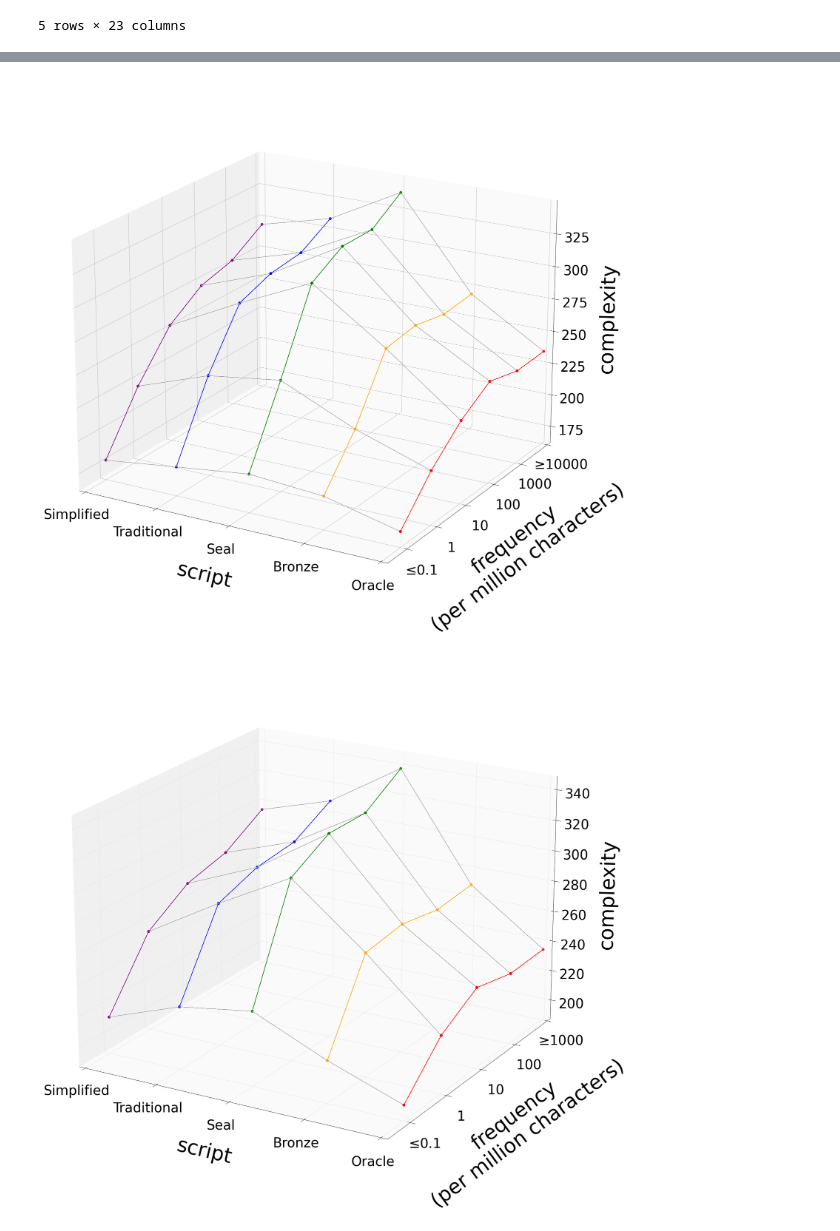
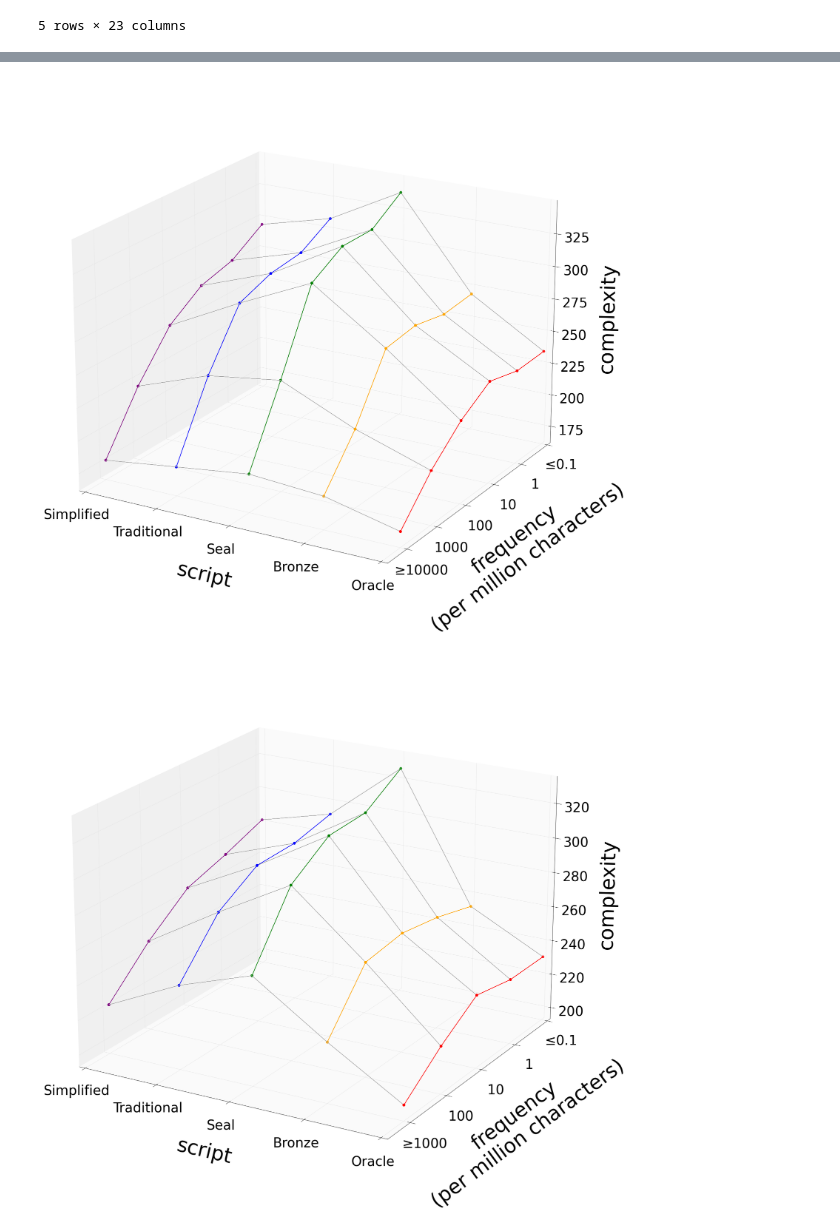
Before and after one commit to cskemp/chinesecharacters, a Jupyter notebook: generate_data/Figure 4.ipynb, the cells around one changed output, grey strips where cells are left out. Cells and saved outputs as stored; diff of their text form; code cells hidden in the pictures.

```diff
--- a/generate_data/Figure 4.ipynb
+++ b/generate_data/Figure 4.ipynb
@@ -67,17 +67,17 @@ for freq in FREQ_TYPES:
     for f, fdf in data.sort_values(by=freq).groupby(freq):
         print(freq, f, len(fdf["Character"].unique()))
 
-# Merge -1 and 0 bin for AdjustedC1Frequency
+# Merge -2 and -1 bin for AdjustedC1Frequency
 data["AdjustedC1Frequency bin"] = data["AdjustedC1Frequency bin"].apply(lambda x: -1 if x == -2 else x)
 
 # Merge 5 and 4 bin for AdjustedC1Frequency
 data["AdjustedC1Frequency bin"] = data["AdjustedC1Frequency bin"].apply(lambda x: 4 if x == 5 else x)
 
-# Merge -1 and 0 bin for AdjustedC1Frequency
-data["C1Frequency bin"] = data["AdjustedC1Frequency bin"].apply(lambda x: -1 if x == -2 else x)
+# Merge -2 and -1 bin for AdjustedC1Frequency
+data["C1Frequency bin"] = data["C1Frequency bin"].apply(lambda x: -1 if x == -2 else x)
 
 # Merge 3 and 4 bin for AdjustedC1Frequency
-data["C1Frequency bin"] = data["AdjustedC1Frequency bin"].apply(lambda x: 3 if x == 4 else x)
+data["C1Frequency bin"] = data["C1Frequency bin"].apply(lambda x: 3 if x == 4 else x)
 # %% [output]
 AdjustedC1Frequency bin -2.0 1
 AdjustedC1Frequency bin -1.0 18
@@ -127,9 +147,9 @@ for freq in ["AdjustedC1Frequency bin", "C1Frequency bin"]:
     ax.xaxis.set_ticks(np.arange(0,len(PERIODS),1))
 
     if freq == "C1Frequency bin":
-        ax.set_yticklabels(['$≤0.1$', '$1$', '$10$', '$100$', '$≥1000$', ''])
+        ax.set_yticklabels(['$≥1000$', '$100$','$10$', '$1$', '$≤0.1$', ''])
     else:
-        ax.set_yticklabels(['$≤0.1$', '$1$', '$10$', '$100$', '$1000$', '$≥10000$', ''])
+        ax.set_yticklabels(['$≥10000$', '$1000$', '$100$', '$10$', '$1$', '$≤0.1$', ''])
     ax.set_xticklabels(['Oracle','Bronze','Seal','Traditional','Simplified'])
 
     # if freq != "C1Frequency bin":
@@ -139,36 +159,36 @@ for freq in ["AdjustedC1Frequency bin", "C1Frequency bin"]:
 
     ax.xaxis.label.set_fontweight("medium")
     ax.yaxis.label.set_fontweight("medium")
     ax.zaxis.label.set_fontweight("medium")
 
     ax.view_init(20,-60)
     ax.w_xaxis.set_pane_color((240/255,240/255,240/255,1))
     ax.w_yaxis.set_pane_color((250/255,250/255,250/255,1))
     ax.w_zaxis.set_pane_color((250/255,250/255,250/255,1))
 
     ax.xaxis.labelpad = 90
     ax.yaxis.labelpad = 110
     ax.zaxis.labelpad = 80
 
     ax.tick_params(axis="both", labelsize=40,pad=30)
 
     ax.xaxis.label.set_fontsize(60)
     ax.yaxis.label.set_fontsize(60)
     ax.zaxis.label.set_fontsize(60)
 
     #plt.xticks(rotation=0)
     if freq == "AdjustedC1Frequency bin":
         ax.set_ylim(4.5,-1)
         ax.set_yticks(range(4,-2,-1))
     else:
         ax.set_ylim(3.5,-1)
         ax.set_yticks(range(3,-2,-1))
     ax.set_xlim(4,0)
 
-    plt.savefig(f"figures/fig4_{freq.replace(' bin', '')}.png", dpi=400)
+    plt.savefig(f"../figures/fig4_{freq.replace(' bin', '')}.png", dpi=400)
 # %% [output]
-[figure, old version]
+[figure, new version]
-[figure, old version]
+[figure, new version]
 # %%
 for freq in FREQ_TYPES:
     for f, fdf in data.sort_values(by=freq).groupby(freq):
```
Also changed, not shown: parts of 1 cell of this notebook, 2 other files.
